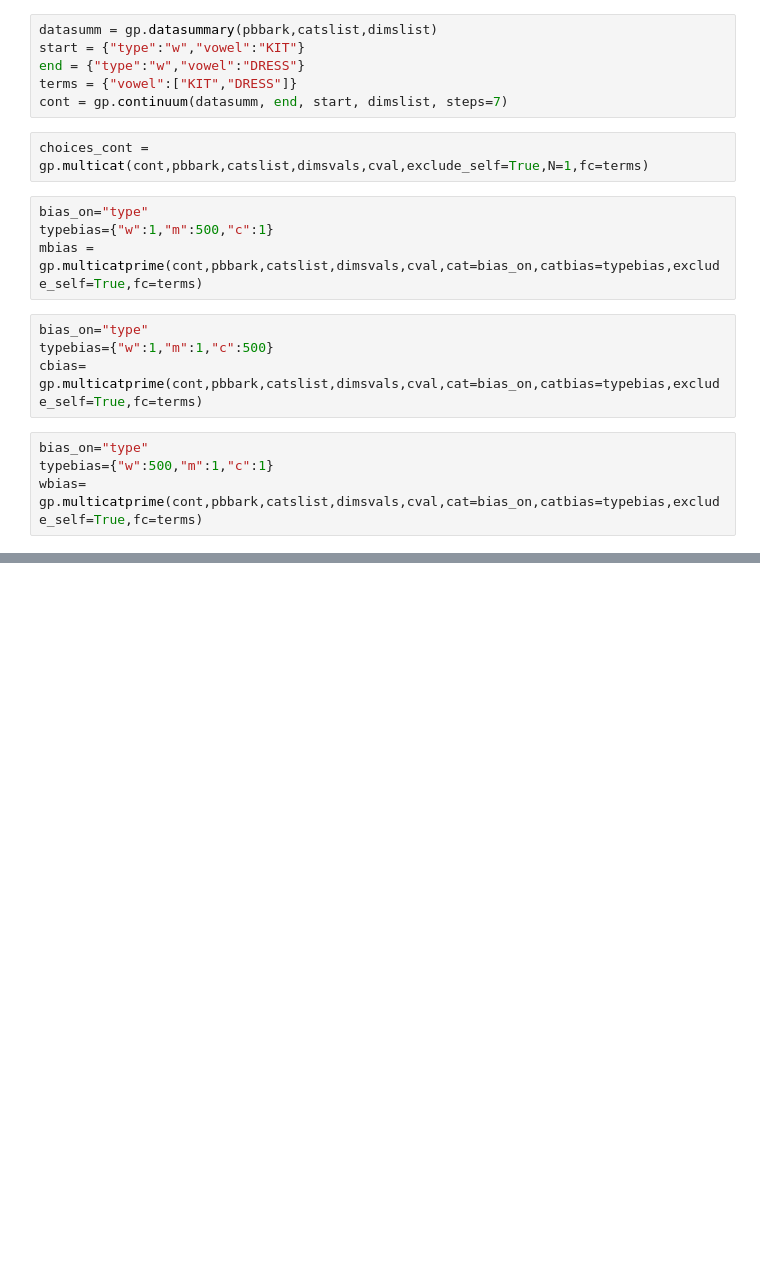
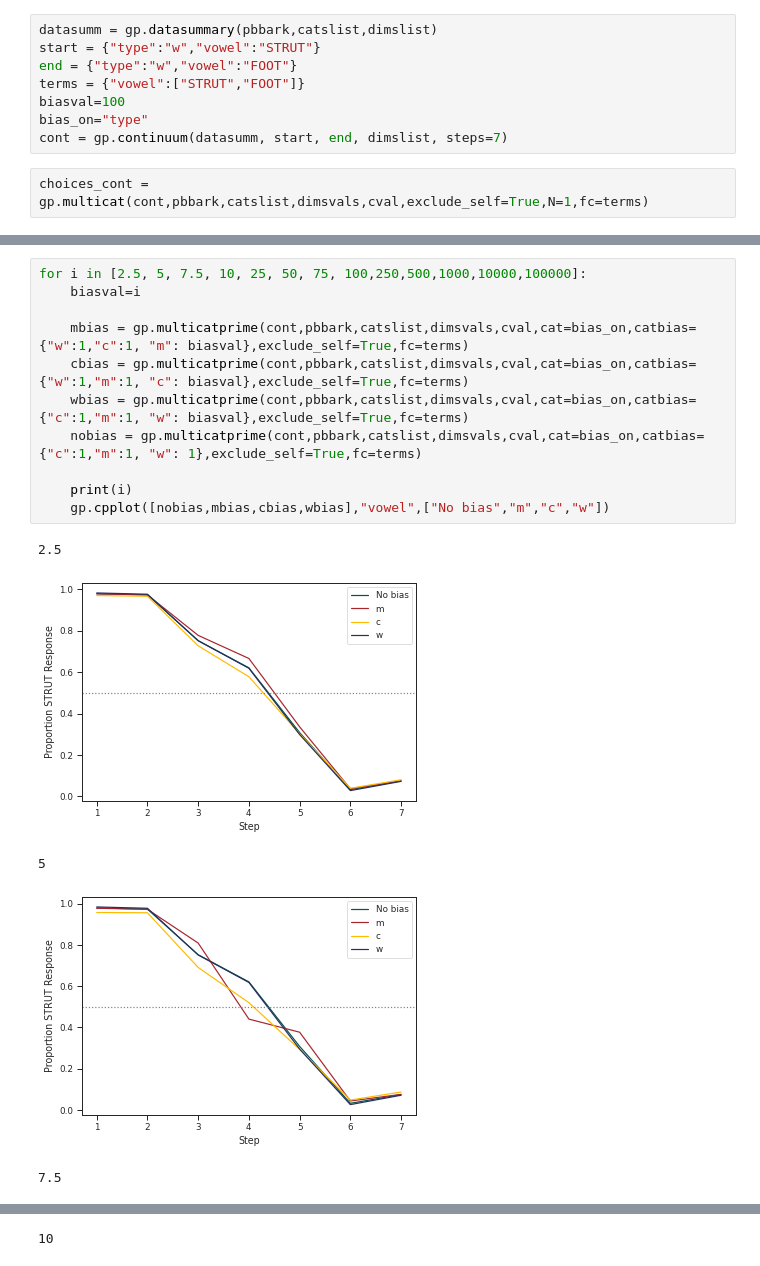
Before and after one commit to fmailhot/GCMPy-draft, a Jupyter notebook: GCMPy-ms.ipynb, the cells around one changed output, grey strips where cells are left out. Saved outputs shown, nothing was run; the diff lists cells and outputs as text; blank space fills up the shorter version.

```diff
--- a/GCMPy-ms.ipynb
+++ b/GCMPy-ms.ipynb
@@ -56,21 +122,11 @@ test = pbbark.copy()
 # Categorical perception stuff
 # %%
 datasumm = gp.datasummary(pbbark,catslist,dimslist)
-start = {"type":"w","vowel":"KIT"}
-end = {"type":"w","vowel":"DRESS"}
-terms = {"vowel":["KIT","DRESS"]}
-cont = gp.continuum(datasumm, end, start, dimslist, steps=7)
+start = {"type":"w","vowel":"STRUT"}
+end = {"type":"w","vowel":"FOOT"}
+terms = {"vowel":["STRUT","FOOT"]}
+biasval=100
+bias_on="type"
+cont = gp.continuum(datasumm, start, end, dimslist, steps=7)
 # %%
 choices_cont = gp.multicat(cont,pbbark,catslist,dimsvals,cval,exclude_self=True,N=1,fc=terms)
-# %%
-bias_on="type"
-typebias={"w":1,"m":500,"c":1}
-mbias = gp.multicatprime(cont,pbbark,catslist,dimsvals,cval,cat=bias_on,catbias=typebias,exclude_self=True,fc=terms)
-# %%
-bias_on="type"
-typebias={"w":1,"m":1,"c":500}
-cbias= gp.multicatprime(cont,pbbark,catslist,dimsvals,cval,cat=bias_on,catbias=typebias,exclude_self=True,fc=terms)
-# %%
-bias_on="type"
-typebias={"w":500,"m":1,"c":1}
-wbias= gp.multicatprime(cont,pbbark,catslist,dimsvals,cval,cat=bias_on,catbias=typebias,exclude_self=True,fc=terms)
@@ -80,0 +145,17 @@ gp.cpplot([choices_cont,mbias,cbias,wbias],"vowel",["No bias","m","c","w"])
+# %%
+for i in [2.5, 5, 7.5, 10, 25, 50, 75, 100,250,500,1000,10000,100000]:
+    biasval=i
+
+    mbias = gp.multicatprime(cont,pbbark,catslist,dimsvals,cval,cat=bias_on,catbias={"w":1,"c":1, "m": biasval},exclude_self=True,fc=terms)
+    cbias = gp.multicatprime(cont,pbbark,catslist,dimsvals,cval,cat=bias_on,catbias={"w":1,"m":1, "c": biasval},exclude_self=True,fc=terms)
+    wbias = gp.multicatprime(cont,pbbark,catslist,dimsvals,cval,cat=bias_on,catbias={"c":1,"m":1, "w": biasval},exclude_self=True,fc=terms)
+    nobias = gp.multicatprime(cont,pbbark,catslist,dimsvals,cval,cat=bias_on,catbias={"c":1,"m":1, "w": 1},exclude_self=True,fc=terms)
+
+    print(i)
+    gp.cpplot([nobias,mbias,cbias,wbias],"vowel",["No bias","m","c","w"])
+# %% [output]
+2.5
+[figure, added]
+5
+[figure, added]
+7.5
@@ -80,0 +163 @@ gp.cpplot([choices_cont,mbias,cbias,wbias],"vowel",["No bias","m","c","w"])
+10
```
Also changed, not shown: parts of 21 cells of this notebook.
